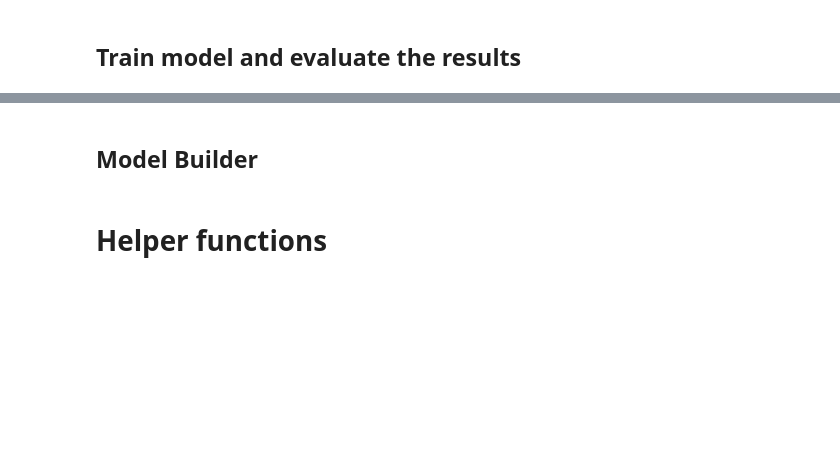
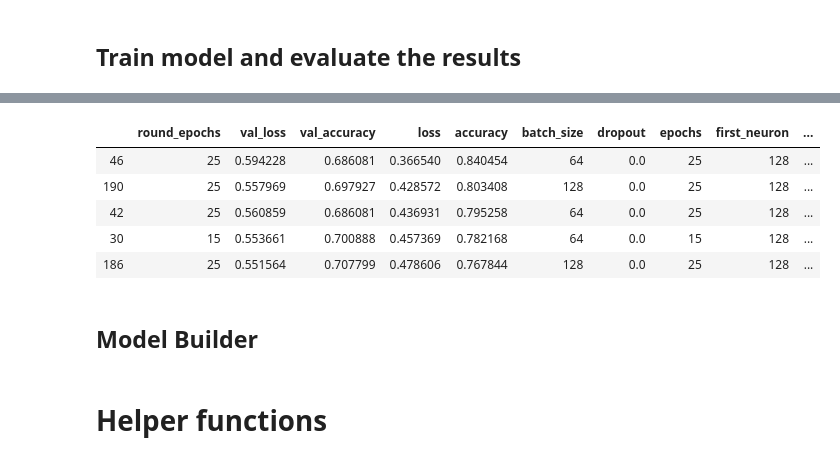
Before and after one commit to JamesPeralta/UFC-Fight-Predictor, a Jupyter notebook: predict_winner/DNN_Predict_Winner.ipynb, the cells around one changed output, grey strips where cells are left out. Drawn from its saved outputs; the diff is of its cells as text; code cells hidden in the pictures; blank space fills up the shorter version.

```diff
--- a/predict_winner/DNN_Predict_Winner.ipynb
+++ b/predict_winner/DNN_Predict_Winner.ipynb
@@ -72,3 +145,13 @@ top_10_train_acc
+# %%
+top_10_val = combined_results_df.sort_values(by=['accuracy'], ascending=False).head(5)
+top_10_val.drop(columns=['activation', 'last_activation', 'optimizer', 'support', 'losses'])
+# %% [output]
+|  | round_epochs | val_loss | val_accuracy | loss | accuracy | batch_size | dropout | epochs | first_neuron | ... |
+| 46 | 25 | 0.594228 | 0.686081 | 0.366540 | 0.840454 | 64 | 0.0 | 25 | 128 | ... |
+| 190 | 25 | 0.557969 | 0.697927 | 0.428572 | 0.803408 | 128 | 0.0 | 25 | 128 | ... |
+| 42 | 25 | 0.560859 | 0.686081 | 0.436931 | 0.795258 | 64 | 0.0 | 25 | 128 | ... |
+| 30 | 15 | 0.553661 | 0.700888 | 0.457369 | 0.782168 | 64 | 0.0 | 15 | 128 | ... |
+| 186 | 25 | 0.551564 | 0.707799 | 0.478606 | 0.767844 | 128 | 0.0 | 25 | 128 | ... |
 # %% [markdown]
 ## Model Builder
 # %%
```
Also changed, not shown: parts of 13 cells of this notebook, 5 other files.
